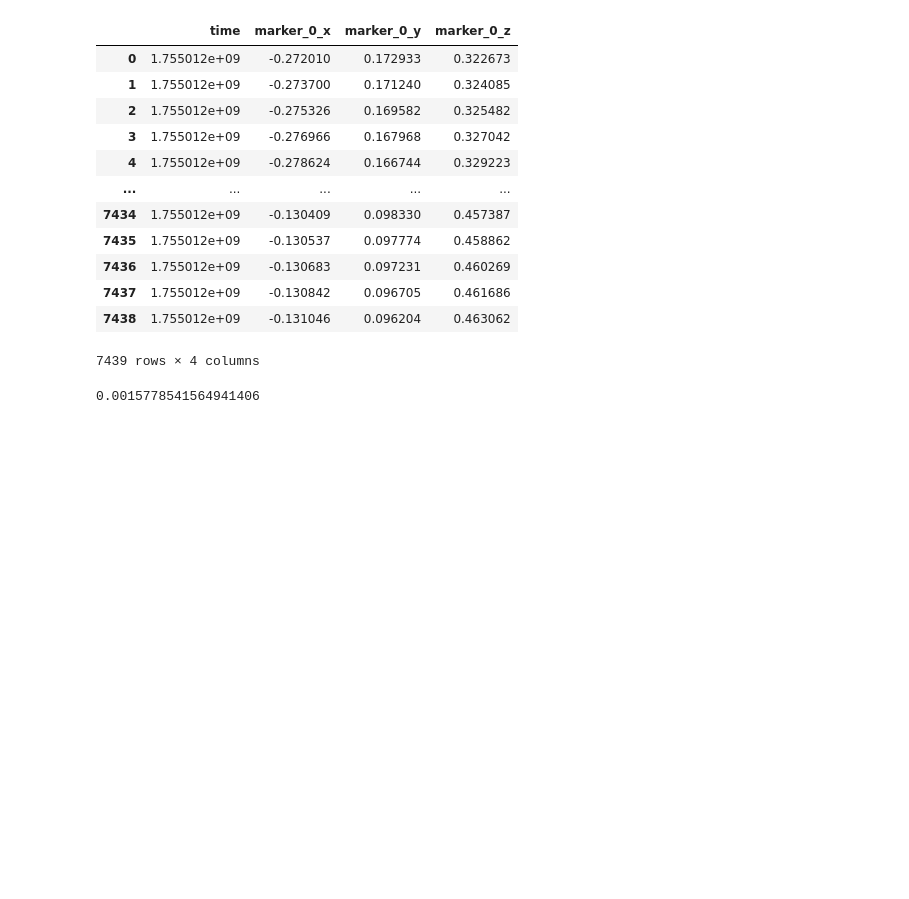
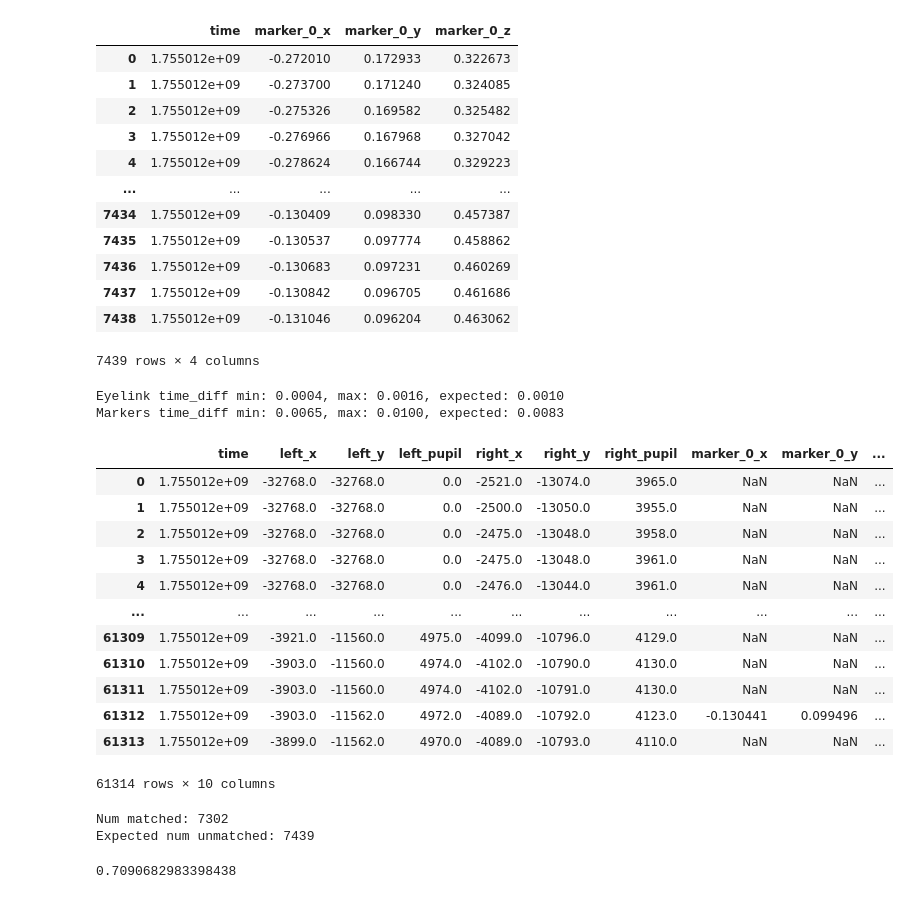
Before and after one commit to jazlab/tabletop, a Jupyter notebook: eyelink/eye_tracking/bag_loading.ipynb, the cells around one changed output. Saved outputs shown, nothing was run; the diff lists cells and outputs as text; code cells hidden in the pictures; blank space fills up the shorter version.

```diff
--- a/eyelink/eye_tracking/bag_loading.ipynb
+++ b/eyelink/eye_tracking/bag_loading.ipynb
@@ -140,4 +145,44 @@ mdf
 # %%
-edf.time.diff().max()
+print(
+    f"Eyelink time_diff min: {edf['time'].diff().min():.4f}, max: {edf['time'].diff().max():.4f}, expected: {1 / 1000:.4f}"
+)
+print(
+    f"Markers time_diff min: {mdf['time'].diff().min():.4f}, max: {mdf['time'].diff().max():.4f}, expected: {1 / 120:.4f}"
+)
 # %% [output]
-0.0015778541564941406
+Eyelink time_diff min: 0.0004, max: 0.0016, expected: 0.0010
+Markers time_diff min: 0.0065, max: 0.0100, expected: 0.0083
+# %%
+merged_df = pd.merge_asof(
+    edf,
+    mdf,
+    on="time",
+    direction="backward",
+    tolerance=0.001,
+)
+merged_df
+# %% [output]
+|  | time | left_x | left_y | left_pupil | right_x | right_y | right_pupil | marker_0_x | marker_0_y | ... |
+| 0 | 1.755012e+09 | -32768.0 | -32768.0 | 0.0 | -2521.0 | -13074.0 | 3965.0 | NaN | NaN | ... |
+| 1 | 1.755012e+09 | -32768.0 | -32768.0 | 0.0 | -2500.0 | -13050.0 | 3955.0 | NaN | NaN | ... |
+| 2 | 1.755012e+09 | -32768.0 | -32768.0 | 0.0 | -2475.0 | -13048.0 | 3958.0 | NaN | NaN | ... |
+| 3 | 1.755012e+09 | -32768.0 | -32768.0 | 0.0 | -2475.0 | -13048.0 | 3961.0 | NaN | NaN | ... |
+| 4 | 1.755012e+09 | -32768.0 | -32768.0 | 0.0 | -2476.0 | -13044.0 | 3961.0 | NaN | NaN | ... |
+| ... | ... | ... | ... | ... | ... | ... | ... | ... | ... | ... |
+| 61309 | 1.755012e+09 | -3921.0 | -11560.0 | 4975.0 | -4099.0 | -10796.0 | 4129.0 | NaN | NaN | ... |
+| 61310 | 1.755012e+09 | -3903.0 | -11560.0 | 4974.0 | -4102.0 | -10790.0 | 4130.0 | NaN | NaN | ... |
+| 61311 | 1.755012e+09 | -3903.0 | -11560.0 | 4974.0 | -4102.0 | -10791.0 | 4130.0 | NaN | NaN | ... |
+| 61312 | 1.755012e+09 | -3903.0 | -11562.0 | 4972.0 | -4089.0 | -10792.0 | 4123.0 | -0.130441 | 0.099496 | ... |
+| 61313 | 1.755012e+09 | -3899.0 | -11562.0 | 4970.0 | -4089.0 | -10793.0 | 4110.0 | NaN | NaN | ... |
+61314 rows × 10 columns
+# %%
+print(f"Num matched: {merged_df.marker_0_x.notna().sum()}")
+print(f"Expected num unmatched: {mdf.shape[0]}")
+# %% [output]
+Num matched: 7302
+Expected num unmatched: 7439
+# %%
+asof = merged_df.asof(merged_df.index)
+asof["time"].diff() > (1/)
+# %% [output]
+0.7090682983398438
```
Also changed, not shown: parts of 5 cells of this notebook, 1 other file.
